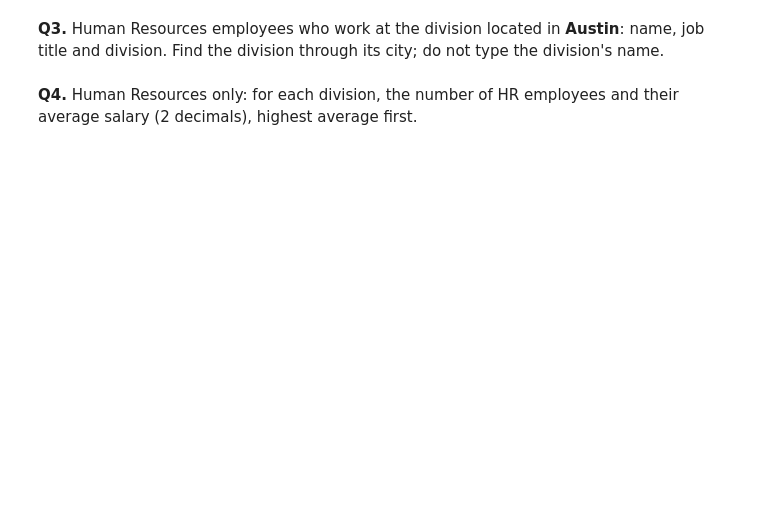
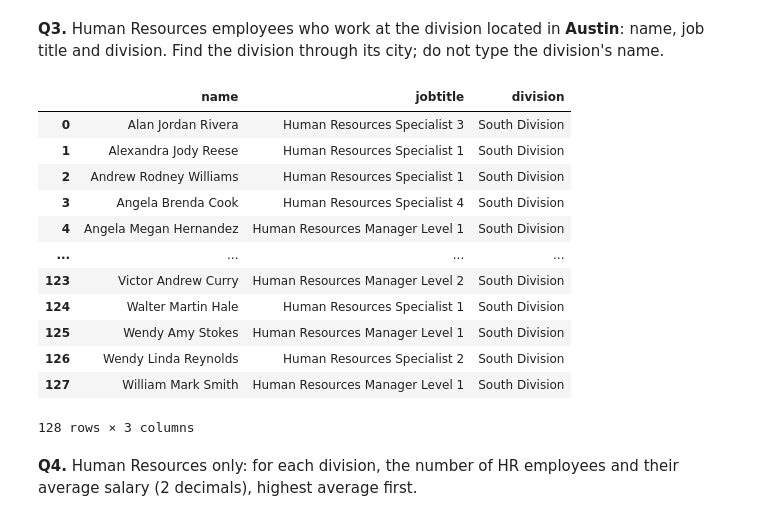
Before and after one commit to stazmo06-ctrl/Test_Repository, a Jupyter notebook: ASGMT_5/Assignment05_Starter.ipynb, the cells around one changed output. Cells and saved outputs as stored; diff of their text form; code cells hidden in the pictures; blank space fills up the shorter version.

```diff
--- a/ASGMT_5/Assignment05_Starter.ipynb
+++ b/ASGMT_5/Assignment05_Starter.ipynb
@@ -149,8 +357,32 @@ q('''
 # %%
 # Q3
 q('''
-
+SELECT p.name, j.jobtitle, dv.divtype AS division
+FROM employeedetails e
+JOIN personaldetails p ON p.ssn = e.ssn
+JOIN jobtitles j ON j.jobtitleid = e.jobtitleid
+JOIN departments d ON d.departmentid = e.departmentid
+JOIN divisions dv ON dv.divisionid = e.divisionid
+WHERE d.departmentname = 'Human Resources'
+  AND e.divisionid IN (SELECT divisionid
+                       FROM divisionlocations
+                       WHERE divcity = 'Austin')
+ORDER BY p.name;
 ''')
+# %% [output]
+|  | name | jobtitle | division |
+| 0 | Alan Jordan Rivera | Human Resources Specialist 3 | South Division |
+| 1 | Alexandra Jody Reese | Human Resources Specialist 1 | South Division |
+| 2 | Andrew Rodney Williams | Human Resources Specialist 1 | South Division |
+| 3 | Angela Brenda Cook | Human Resources Specialist 4 | South Division |
+| 4 | Angela Megan Hernandez | Human Resources Manager Level 1 | South Division |
+| ... | ... | ... | ... |
+| 123 | Victor Andrew Curry | Human Resources Manager Level 2 | South Division |
+| 124 | Walter Martin Hale | Human Resources Specialist 1 | South Division |
+| 125 | Wendy Amy Stokes | Human Resources Manager Level 1 | South Division |
+| 126 | Wendy Linda Reynolds | Human Resources Specialist 2 | South Division |
+| 127 | William Mark Smith | Human Resources Manager Level 1 | South Division |
+128 rows × 3 columns
 # %% [markdown]
 **Q4.** Human Resources only: for each division, the number of HR employees and their average salary (2 decimals), highest average first.
 # %%
```
Also changed, not shown: parts of 21 cells of this notebook, 10 other files.
